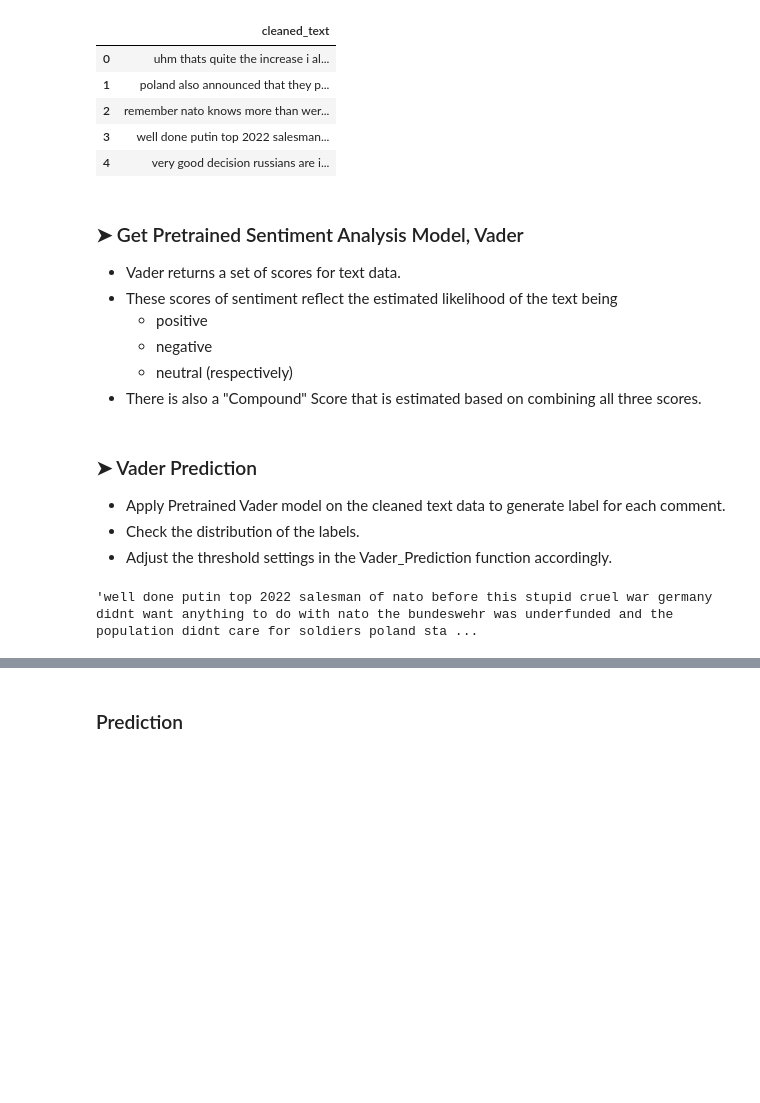
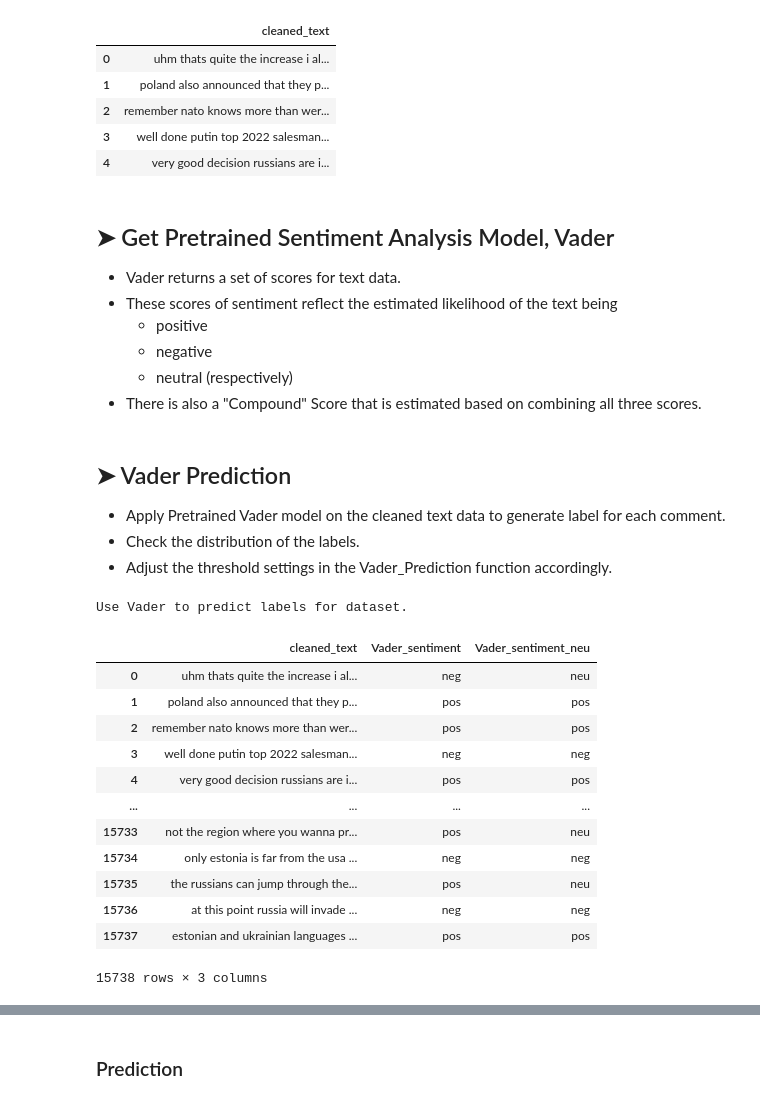
Before and after one commit to Zhiqing-Xu/SentimentAnalysis, a Jupyter notebook: ZX_Part_1_2.ipynb, the cells around one changed output, grey strips where cells are left out. Cells and saved outputs as stored; diff of their text form; code cells hidden in the pictures; blank space fills up the shorter version.

```diff
--- a/ZX_Part_1_2.ipynb
+++ b/ZX_Part_1_2.ipynb
@@ -1732,7 +1645,7 @@ Dataframe with cleaned text data printed out below.
 | 3 | well done putin top 2022 salesman... |
 | 4 | very good decision russians are i... |
 # %% [markdown]
-### &#10148; Get Pretrained Sentiment Analysis Model, Vader
+## &#10148; Get Pretrained Sentiment Analysis Model, Vader
 - Vader returns a set of scores for text data.
 - These scores of sentiment reflect the estimated likelihood of the text being
     - positive
@@ -1795,11 +1684,33 @@ def Vader_pre_label(df, column):
 # %% [markdown]
-### &#10148; Vader Prediction
+## &#10148; Vader Prediction
 - Apply Pretrained Vader model on the cleaned text data to generate label for each comment.
 - Check the distribution of the labels.
 - Adjust the threshold settings in the Vader_Prediction function accordingly.
-# %%
-# Make a copy.
-df_cleaned_1_analysis = copy.deepcopy(df_cleaned_1_all)
-df_cleaned_1_analysis["predicted_sentiment"] = Vader_Prediction(df_cleaned_1_analysis["cleaned_text"].values.tolist())
-# %% [output]
-'well done putin top 2022 salesman of nato before this stupid cruel war germany didnt want anything to do with nato the bundeswehr was underfunded and the population didnt care for soldiers poland sta ...
+# %%
+# Make a copy.
+df_cleaned_1_analysis = copy.deepcopy(df_cleaned_1_all)
+
+# Use Vader to predict sentiment labels for this dataset.
+df_cleaned_1_analysis["Vader_sentiment"] = Vader_Prediction(df_cleaned_1_analysis["cleaned_text"].values.tolist(), threshold = 0.00)
+
+# Use Vader to predict sentiment labels for this dataset.
+df_cleaned_1_analysis["Vader_sentiment_neu"] = Vader_Prediction(df_cleaned_1_analysis["cleaned_text"].values.tolist(), threshold = 0.05)
+
+# Print
+print("\nUse Vader to predict labels for dataset.")
+df_cleaned_1_analysis
+# %% [output]
+Use Vader to predict labels for dataset.
+|  | cleaned_text | Vader_sentiment | Vader_sentiment_neu |
+| 0 | uhm thats quite the increase i al... | neg | neu |
+| 1 | poland also announced that they p... | pos | pos |
+| 2 | remember nato knows more than wer... | pos | pos |
+| 3 | well done putin top 2022 salesman... | neg | neg |
+| 4 | very good decision russians are i... | pos | pos |
+| ... | ... | ... | ... |
+| 15733 | not the region where you wanna pr... | pos | neu |
+| 15734 | only estonia is far from the usa ... | neg | neg |
+| 15735 | the russians can jump through the... | pos | neu |
+| 15736 | at this point russia will invade ... | neg | neg |
+| 15737 | estonian and ukrainian languages ... | pos | pos |
+15738 rows × 3 columns
```
Also changed, not shown: parts of 54 cells of this notebook, 47 other files.
